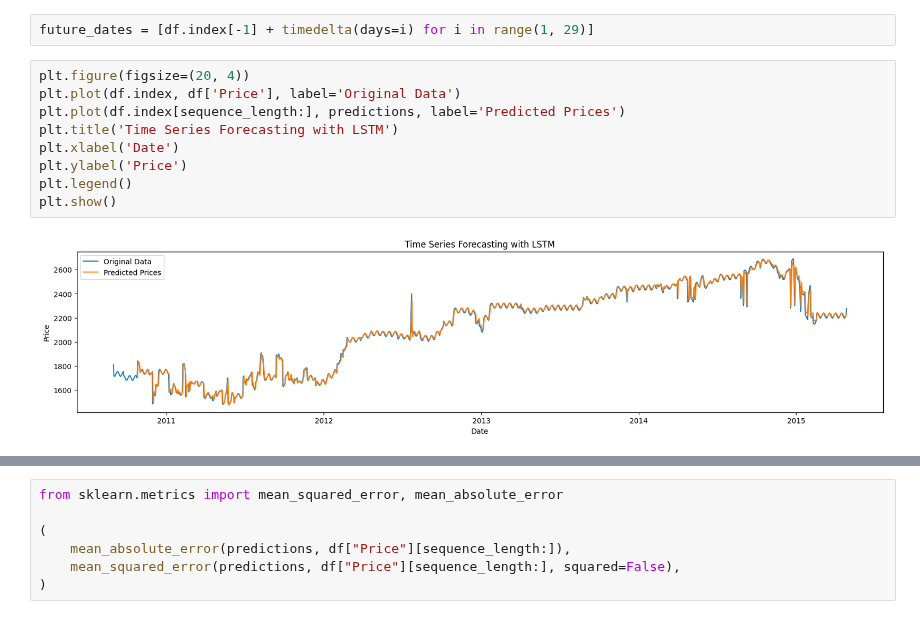
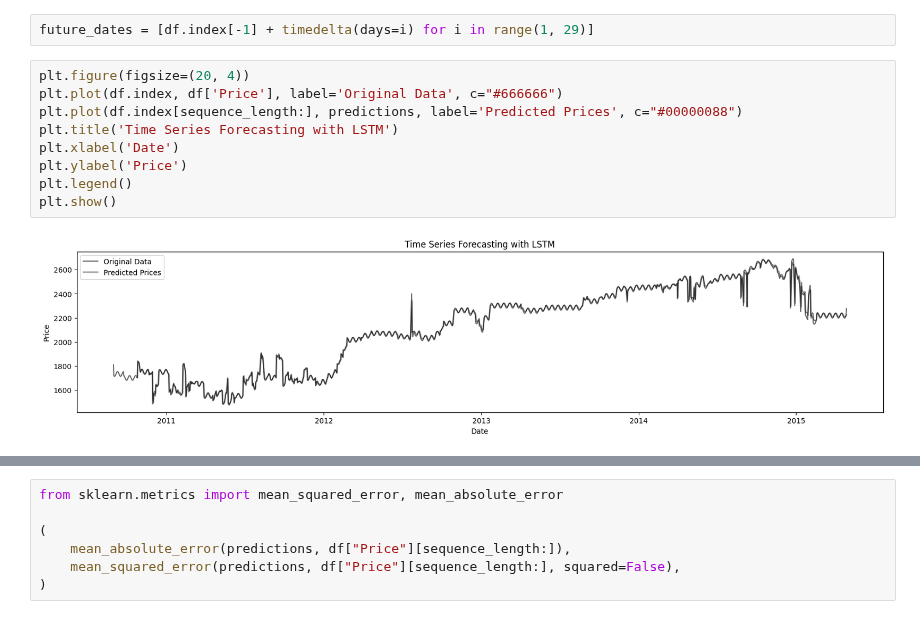
Before and after one commit to Fresh-Fields/ml-official, a Jupyter notebook: forecasting.ipynb, the cells around one changed output, grey strips where cells are left out. Drawn from its saved outputs; the diff is of its cells as text.

```diff
--- a/forecasting.ipynb
+++ b/forecasting.ipynb
@@ -125,13 +137,13 @@ from datetime import timedelta
 future_dates = [df.index[-1] + timedelta(days=i) for i in range(1, 29)]
 # %%
 plt.figure(figsize=(20, 4))
-plt.plot(df.index, df['Price'], label='Original Data')
-plt.plot(df.index[sequence_length:], predictions, label='Predicted Prices')
+plt.plot(df.index, df['Price'], label='Original Data', c="#666666")
+plt.plot(df.index[sequence_length:], predictions, label='Predicted Prices', c="#00000088")
 plt.title('Time Series Forecasting with LSTM')
 plt.xlabel('Date')
 plt.ylabel('Price')
 plt.legend()
 plt.show()
 # %% [output]
-[figure, old version]
+[figure, new version]
 # %%
```
Also changed, not shown: parts of 5 cells of this notebook, 2 other files.
